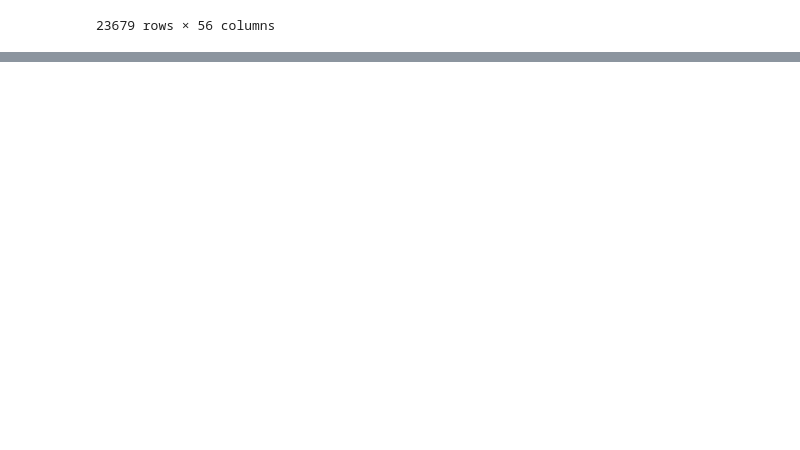
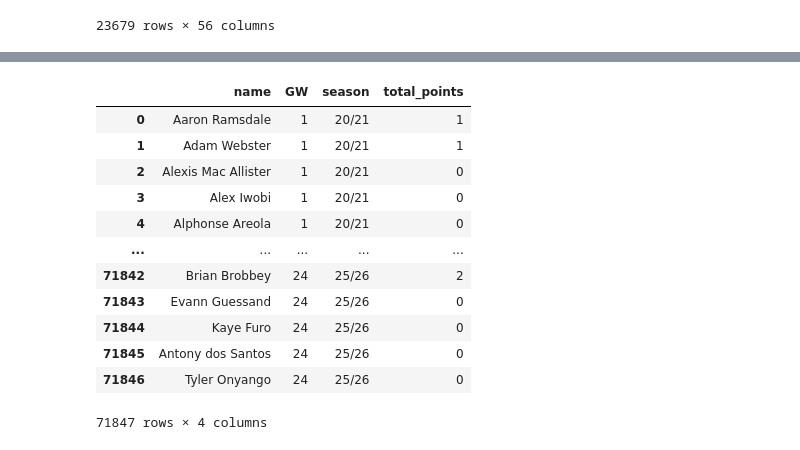
Before and after one commit to Lukeallen999/FPL_player_points_prediction, a Jupyter notebook: run.ipynb, the cells around one changed output, grey strips where cells are left out. Cells and saved outputs as stored; diff of their text form; code cells hidden in the pictures; blank space fills up the shorter version.

```diff
--- a/run.ipynb
+++ b/run.ipynb
@@ -62,0 +143,19 @@ df
+# %%
+historical_current_players = historical_df[historical_df['name'].isin(current_season_df['name'])]
+historical_current_players[['name','GW']]
+combined_df = pd.concat([historical_current_players, current_season_df], ignore_index=True)
+combined_df[['name','GW','season','total_points']]
+# %% [output]
+|  | name | GW | season | total_points |
+| 0 | Aaron Ramsdale | 1 | 20/21 | 1 |
+| 1 | Adam Webster | 1 | 20/21 | 1 |
+| 2 | Alexis Mac Allister | 1 | 20/21 | 0 |
+| 3 | Alex Iwobi | 1 | 20/21 | 0 |
+| 4 | Alphonse Areola | 1 | 20/21 | 0 |
+| ... | ... | ... | ... | ... |
+| 71842 | Brian Brobbey | 24 | 25/26 | 2 |
+| 71843 | Evann Guessand | 24 | 25/26 | 0 |
+| 71844 | Kaye Furo | 24 | 25/26 | 0 |
+| 71845 | Antony dos Santos | 24 | 25/26 | 0 |
+| 71846 | Tyler Onyango | 24 | 25/26 | 0 |
+71847 rows × 4 columns
```
Also changed, not shown: parts of 9 cells of this notebook.
